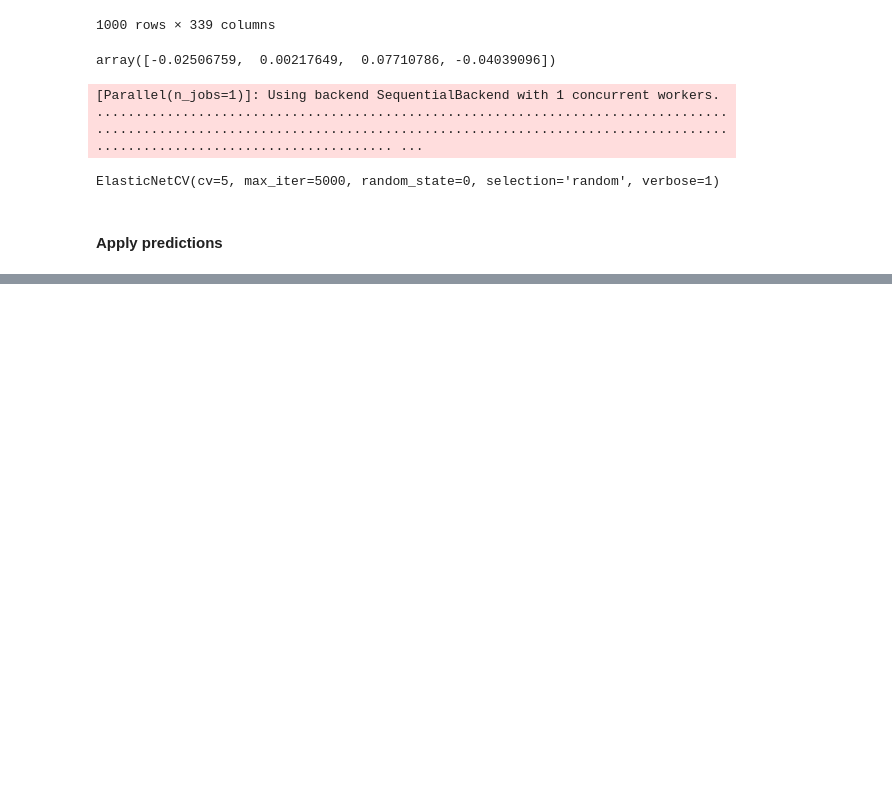
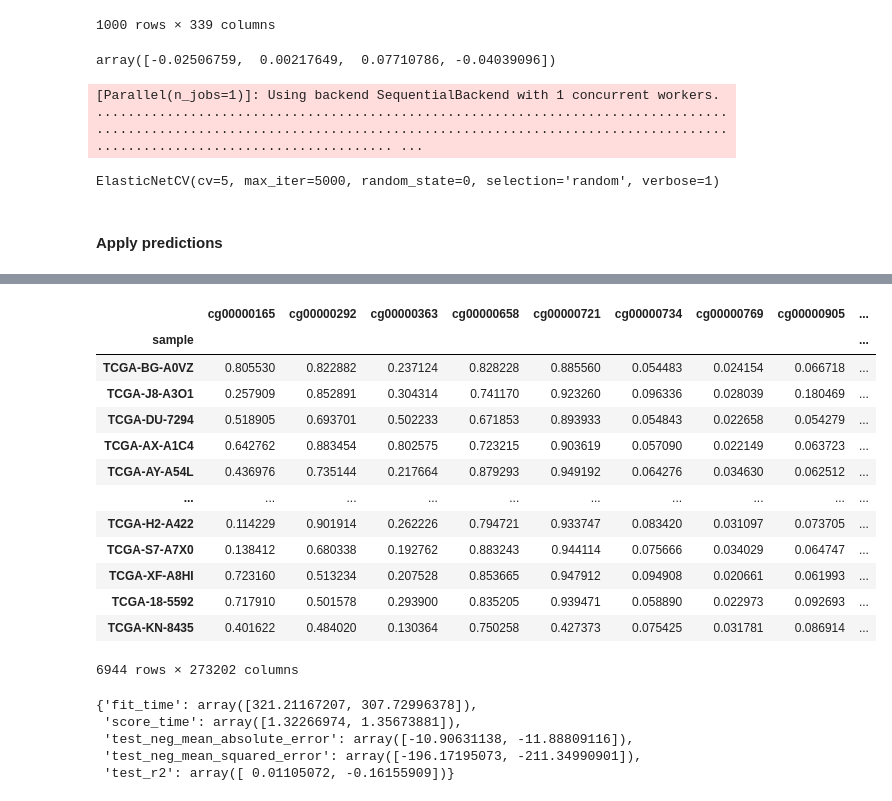
Before and after one commit to zanekoch/methylation_and_mutation, a Jupyter notebook: mut_clock_dev.ipynb, the cells around one changed output, grey strips where cells are left out. Saved outputs shown, nothing was run; the diff lists cells and outputs as text; code cells hidden in the pictures; blank space fills up the shorter version.

```diff
--- a/mut_clock_dev.ipynb
+++ b/mut_clock_dev.ipynb
@@ -280,0 +315,20 @@ array([[<AxesSubplot:title={'center':'cg00000292'}>,
+# %%
+test_df = mut_clock.all_methyl_age_df_t.loc[testing_samples, :]
+test_df = test_df.iloc[:, 1:-36]
+# %%
+test_df
+# %% [output]
+|  | cg00000165 | cg00000292 | cg00000363 | cg00000658 | cg00000721 | cg00000734 | cg00000769 | cg00000905 | ... |
+| sample |  |  |  |  |  |  |  |  | ... |
+| TCGA-BG-A0VZ | 0.805530 | 0.822882 | 0.237124 | 0.828228 | 0.885560 | 0.054483 | 0.024154 | 0.066718 | ... |
+| TCGA-J8-A3O1 | 0.257909 | 0.852891 | 0.304314 | 0.741170 | 0.923260 | 0.096336 | 0.028039 | 0.180469 | ... |
+| TCGA-DU-7294 | 0.518905 | 0.693701 | 0.502233 | 0.671853 | 0.893933 | 0.054843 | 0.022658 | 0.054279 | ... |
+| TCGA-AX-A1C4 | 0.642762 | 0.883454 | 0.802575 | 0.723215 | 0.903619 | 0.057090 | 0.022149 | 0.063723 | ... |
+| TCGA-AY-A54L | 0.436976 | 0.735144 | 0.217664 | 0.879293 | 0.949192 | 0.064276 | 0.034630 | 0.062512 | ... |
+| ... | ... | ... | ... | ... | ... | ... | ... | ... | ... |
+| TCGA-H2-A422 | 0.114229 | 0.901914 | 0.262226 | 0.794721 | 0.933747 | 0.083420 | 0.031097 | 0.073705 | ... |
+| TCGA-S7-A7X0 | 0.138412 | 0.680338 | 0.192762 | 0.883243 | 0.944114 | 0.075666 | 0.034029 | 0.064747 | ... |
+| TCGA-XF-A8HI | 0.723160 | 0.513234 | 0.207528 | 0.853665 | 0.947912 | 0.094908 | 0.020661 | 0.061993 | ... |
+| TCGA-18-5592 | 0.717910 | 0.501578 | 0.293900 | 0.835205 | 0.939471 | 0.058890 | 0.022973 | 0.092693 | ... |
+| TCGA-KN-8435 | 0.401622 | 0.484020 | 0.130364 | 0.750258 | 0.427373 | 0.075425 | 0.031781 | 0.086914 | ... |
+6944 rows × 273202 columns
@@ -280,0 +342,8 @@ array([[<AxesSubplot:title={'center':'cg00000292'}>,
+# %%
+scores
+# %% [output]
+{'fit_time': array([321.21167207, 307.72996378]),
+ 'score_time': array([1.32266974, 1.35673881]),
+ 'test_neg_mean_absolute_error': array([-10.90631138, -11.88809116]),
+ 'test_neg_mean_squared_error': array([-196.17195073, -211.34990901]),
+ 'test_r2': array([ 0.01105072, -0.16155909])}
```
Also changed, not shown: parts of 12 cells of this notebook, 2 other files.
